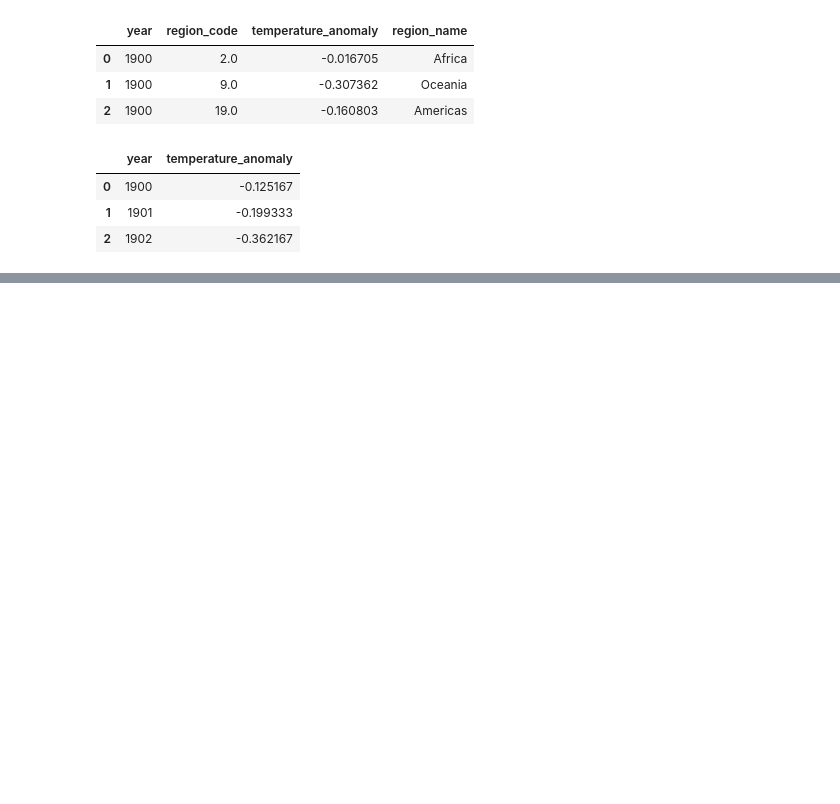
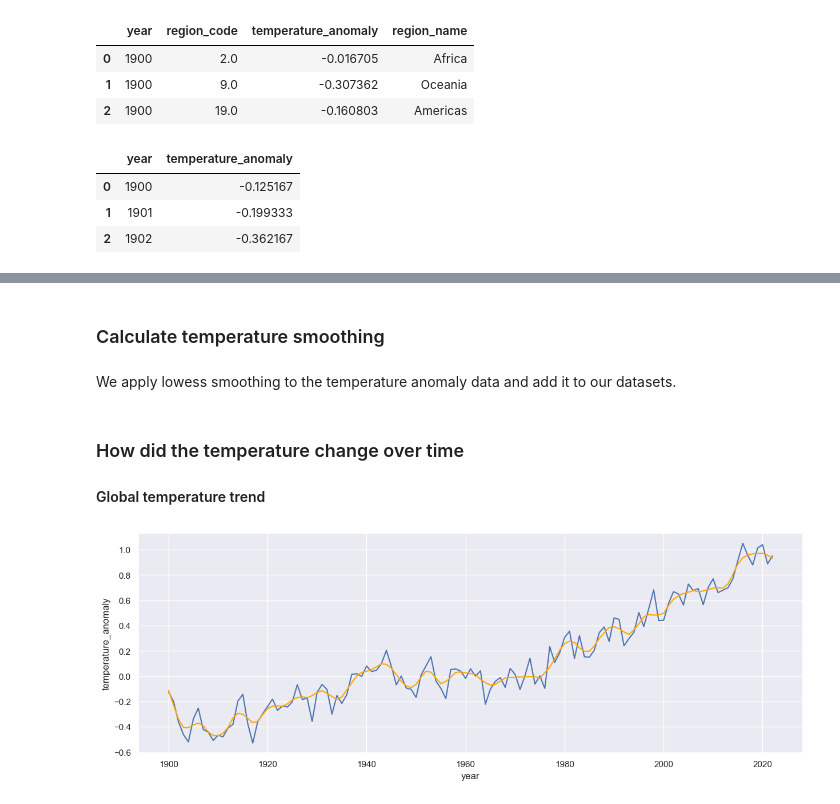
Before and after one commit to lukiwieser/natural-disasters-and-climate-change, a Jupyter notebook: main.ipynb, the cells around one changed output, grey strips where cells are left out. Cells and saved outputs as stored; diff of their text form; code cells hidden in the pictures; blank space fills up the shorter version.

Commit message:
merged temp-analysis into main notebook

```diff
--- a/main.ipynb
+++ b/main.ipynb
@@ -117,3 +123,5 @@ Path(POP_PROCESSED_FOLDER).mkdir(parents=True, exist_ok=True)
+# %%
+sns.set_theme()
 # %% [markdown]
 ### 1.5. Download Temperature Data
 Automatically download the regional and country temperature data, so we don't have to download each file by ourselves.
@@ -1221,3 +1229,44 @@ If not otherwise specified we look at natural disasters from a globaly.
 #### Outliner Count
 
 ### Do disasters and temperature anomalies correlate?
+# %% [markdown]
+### Calculate temperature smoothing
+# %% [markdown]
+We apply lowess smoothing to the temperature anomaly data and add it to our datasets.
+# %%
+# applies lowess smoothing to each group
+# if no group is supplied lowess will be applied to the whole dataset
+def lowess_grouped(data: pd.DataFrame, x_name: str, y_name: str, group_name, frac: float):
+    df = data.copy()
+    y_name_smoothed = y_name + "_smooth"
+    if group_name is not None:
+        groups = df[group_name].unique().tolist()
+        smoothed_dfs = []
+        for group in groups:
+            df_by_select_group = df[df[group_name] == group]
+            smoothed_df = sm.nonparametric.lowess(df_by_select_group[y_name],df_by_select_group[x_name],frac=frac)
+            smoothed_df = pd.DataFrame(smoothed_df)
+            smoothed_df.columns = [x_name, y_name_smoothed]
+            smoothed_df[x_name] = smoothed_df[x_name].astype(int)
+            smoothed_df[group_name] = group
+            smoothed_dfs.append(smoothed_df)
+        return pd.merge(df,pd.concat(smoothed_dfs), how="left", on=[x_name,group_name])
+    else:
+        smoothed_df = sm.nonparametric.lowess(df[y_name], df[x_name], frac=frac)
+        smoothed_df = pd.DataFrame(smoothed_df)
+        smoothed_df.columns = [x_name, y_name_smoothed]
+        return pd.merge(df,smoothed_df, how="left", on=x_name)
+# %%
+temp_global = lowess_grouped(temp_global, "year", "temperature_anomaly", None, frac=0.05)
+temp_region = lowess_grouped(temp_region, "year", "temperature_anomaly", "region_name", frac=0.05)
+temp_country = lowess_grouped(temp_country, "year", "temperature_anomaly", "country_name", frac=0.05)
+# %% [markdown]
+### How did the temperature change over time
+
+#### Global temperature trend
+# %%
+fig, ax = plt.subplots(figsize=(15, 5))
+sns.lineplot(x="year", y="temperature_anomaly", data=temp_global)
+sns.lineplot(x="year", y="temperature_anomaly_smooth", data=temp_global, color="orange");
+# %% [output]
+[figure, added]
```
Also changed, not shown: parts of 50 cells of this notebook, 1 other file.
